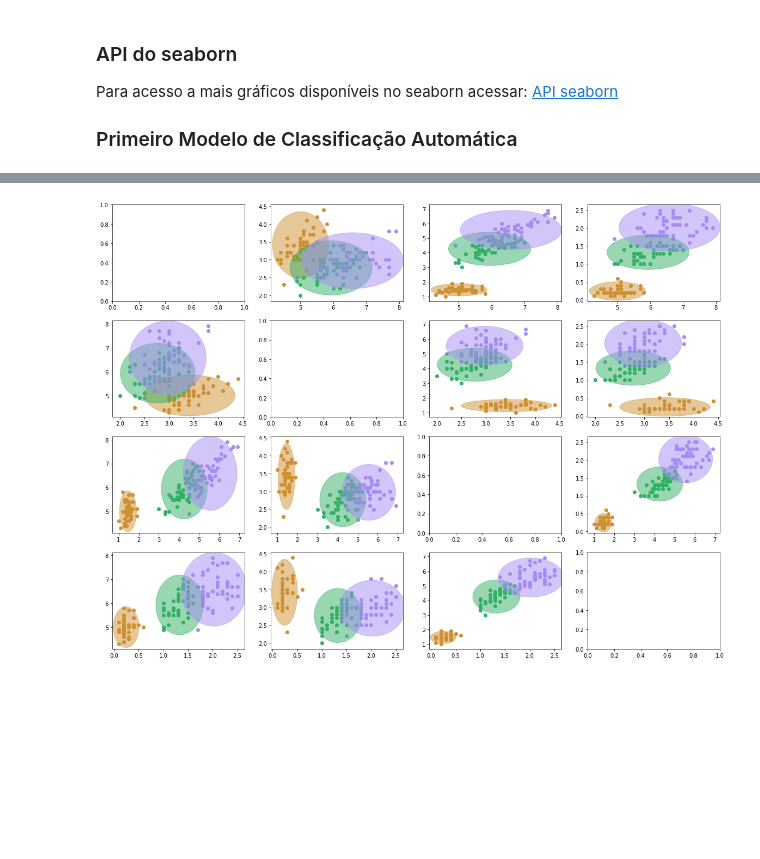
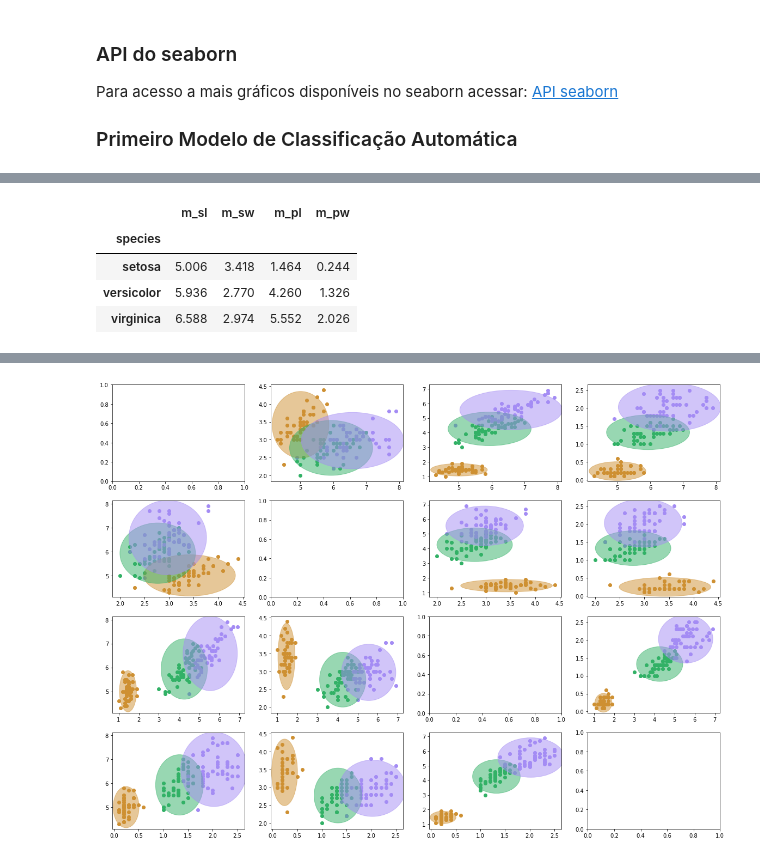
Before and after one commit to raphaelcampos/introducao-linguagens-estatisticas, a Jupyter notebook: python/aula_03/visualizacao.ipynb, the cells around one changed output, grey strips where cells are left out. Saved outputs shown, nothing was run; the diff lists cells and outputs as text; code cells hidden in the pictures; blank space fills up the shorter version.

```diff
--- a/python/aula_03/visualizacao.ipynb
+++ b/python/aula_03/visualizacao.ipynb
@@ -244,0 +278,28 @@ colors = [current_palette[1], current_palette[3], current_palette[6], current_pa
+# %%
+def calcular_medias_variancas(df):
+    """
+    Função calcula estatísitcas
+    necessárias para predição
+    -------
+    params:
+        df pandas.DataFrame
+    """
+    g = df.groupby('species')
+    return (g.mean(), # média de cada variável por espécie
+            g.std()**2, # variancia de cada variável por espécie
+            df.species.value_counts()/df.shape[0]) # P(E), probabilidade de ser pertencer a cada espécie
+
+
+medias, variancas, P_E = calcular_medias_variancas(iris)
+
+# só estou renomeando as colunas
+# para ficar parecido com a nomenclatura
+# da explicação (não se preocupe com esse trecho)
+medias.columns = ["m_%s" % "".join([v[0] for v in c.split()]) for c in medias.columns]
+medias
+# %% [output]
+|  | m_sl | m_sw | m_pl | m_pw |
+| species |  |  |  |  |
+| setosa | 5.006 | 3.418 | 1.464 | 0.244 |
+| versicolor | 5.936 | 2.770 | 4.260 | 1.326 |
+| virginica | 6.588 | 2.974 | 5.552 | 2.026 |
```
Also changed, not shown: parts of 9 cells of this notebook, 1 other file.
